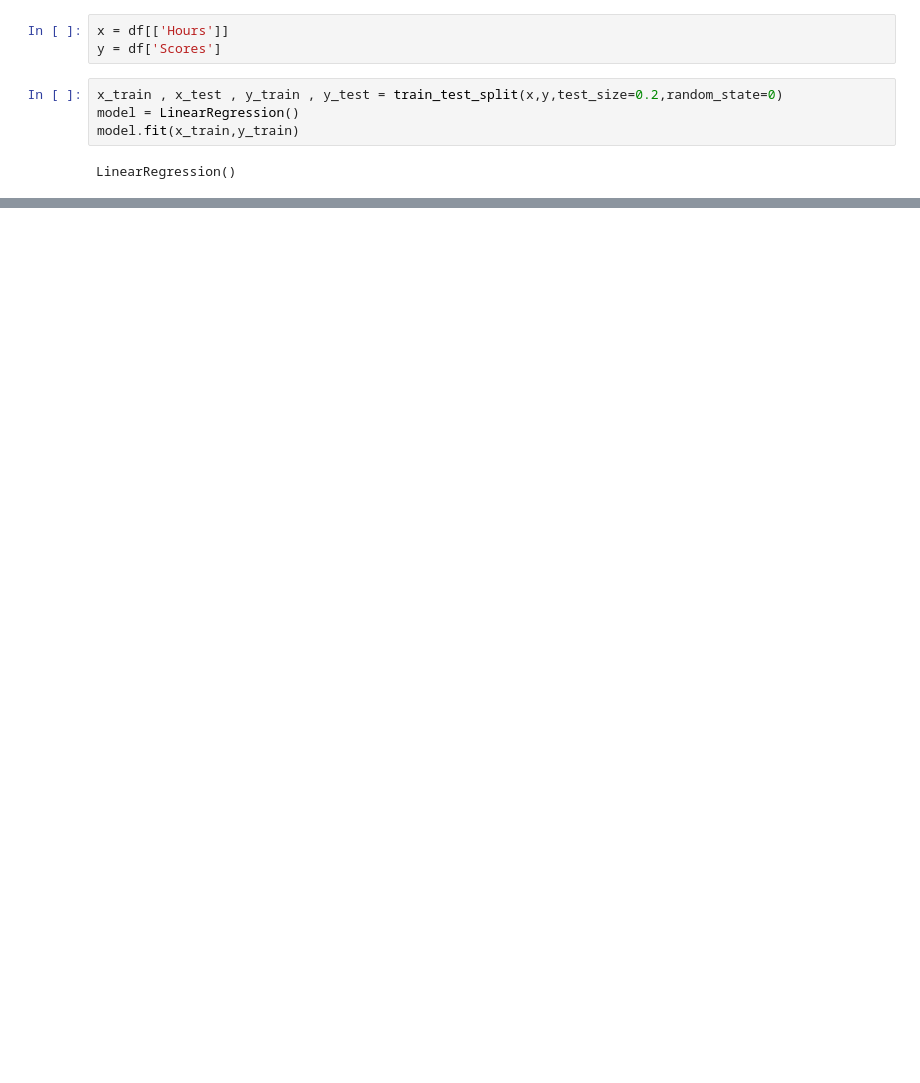
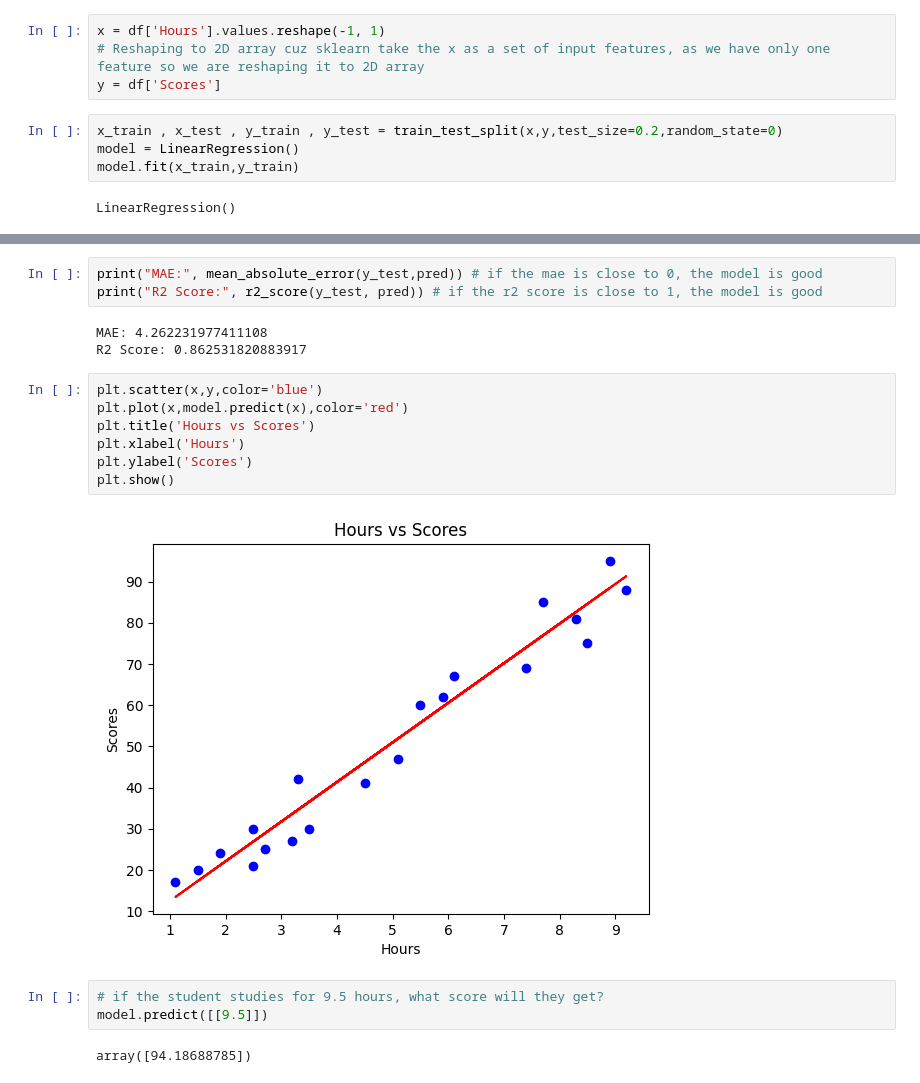
Before and after one commit to DART-0050/Dartvolution, a Jupyter notebook: Daily Progress/Day 10 - Linear Regression/student_scores_model.ipynb, the cells around one changed output, grey strips where cells are left out. Saved outputs shown, nothing was run; the diff lists cells and outputs as text; blank space fills up the shorter version.

```diff
--- a/Daily Progress/Day 10 - Linear Regression/student_scores_model.ipynb
+++ b/Daily Progress/Day 10 - Linear Regression/student_scores_model.ipynb
@@ -22,7 +22,8 @@ df.head()
 | 3 | 8.5 | 75 |
 | 4 | 3.5 | 30 |
 # %%
-x = df[['Hours']]
+x = df['Hours'].values.reshape(-1, 1)
+# Reshaping to 2D array cuz sklearn take the x as a set of input features, as we have only one feature so we are reshaping it to 2D array
 y = df['Scores']
 # %%
 x_train , x_test , y_train , y_test = train_test_split(x,y,test_size=0.2,random_state=0)
@@ -35,0 +45,20 @@ ValueError: Expected a 2-dimensional container but got <class 'pandas.core.serie
+# %%
+print("MAE:", mean_absolute_error(y_test,pred)) # if the mae is close to 0, the model is good
+print("R2 Score:", r2_score(y_test, pred)) # if the r2 score is close to 1, the model is good
+# %% [output]
+MAE: 4.262231977411108
+R2 Score: 0.862531820883917
+# %%
+plt.scatter(x,y,color='blue')
+plt.plot(x,model.predict(x),color='red')
+plt.title('Hours vs Scores')
+plt.xlabel('Hours')
+plt.ylabel('Scores')
+plt.show()
+# %% [output]
+[figure, added]
+# %%
+# if the student studies for 9.5 hours, what score will they get?
+model.predict([[9.5]])
+# %% [output]
+array([94.18688785])
```
Also changed, not shown: parts of 8 cells of this notebook.
